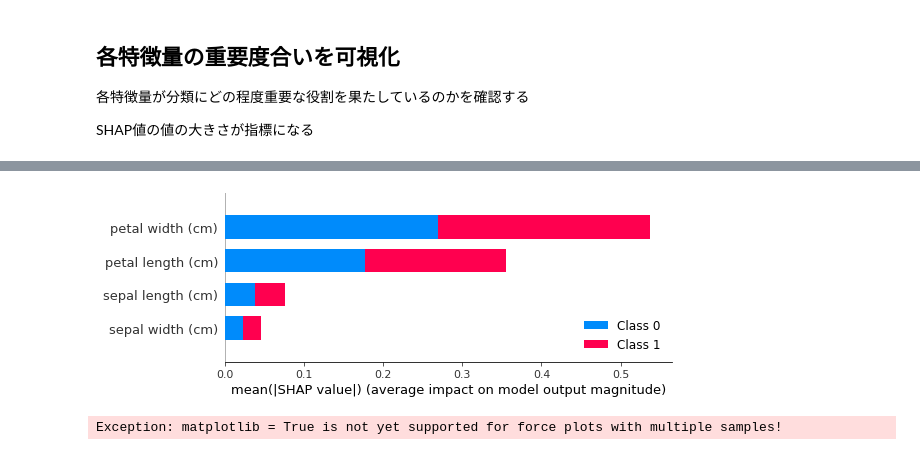
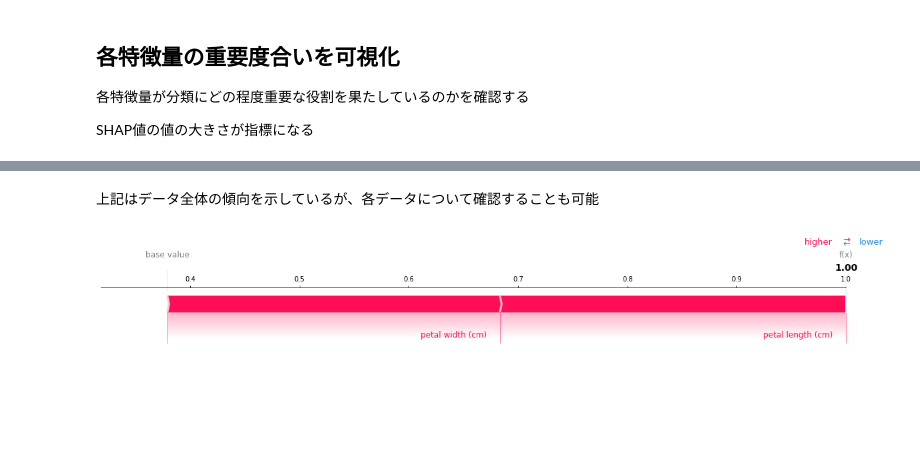
Before and after one commit to naonaorange/xai_samples, a Jupyter notebook: shap_categorize_iris.ipynb, the cells around one changed output, grey strips where cells are left out. Drawn from its saved outputs; the diff is of its cells as text; code cells hidden in the pictures; blank space fills up the shorter version.

```diff
--- a/shap_categorize_iris.ipynb
+++ b/shap_categorize_iris.ipynb
@@ -128,13 +127,0 @@ shap.summary_plot(shap_values=shap_values,
-# %%
-shap.summary_plot(shap_values=shap_values,
-                  features=X_test,
-                  feature_names=feature_names,
-                  plot_type="bar")
-# %% [output]
-[figure, removed]
-# %%
-shap.force_plot(base_value=exp.expected_value[1],
-                shap_values=exp.shap_values(X_test)[1],
-                matplotlib=True)
-# %% [output]
-Exception: matplotlib = True is not yet supported for force plots with multiple samples!
@@ -167,0 +128,9 @@ shap.decision_plot(base_value=exp.expected_value[1],
+# %% [markdown]
+上記はデータ全体の傾向を示しているが、各データについて確認することも可能
+# %%
+shap.force_plot(exp.expected_value[y_index],
+                shap_values[y_index][data_index],
+                feature_names=feature_names,
+                matplotlib=True)
+# %% [output]
+[figure, added]
```
Also changed, not shown: parts of 18 cells of this notebook, 2 other files.
